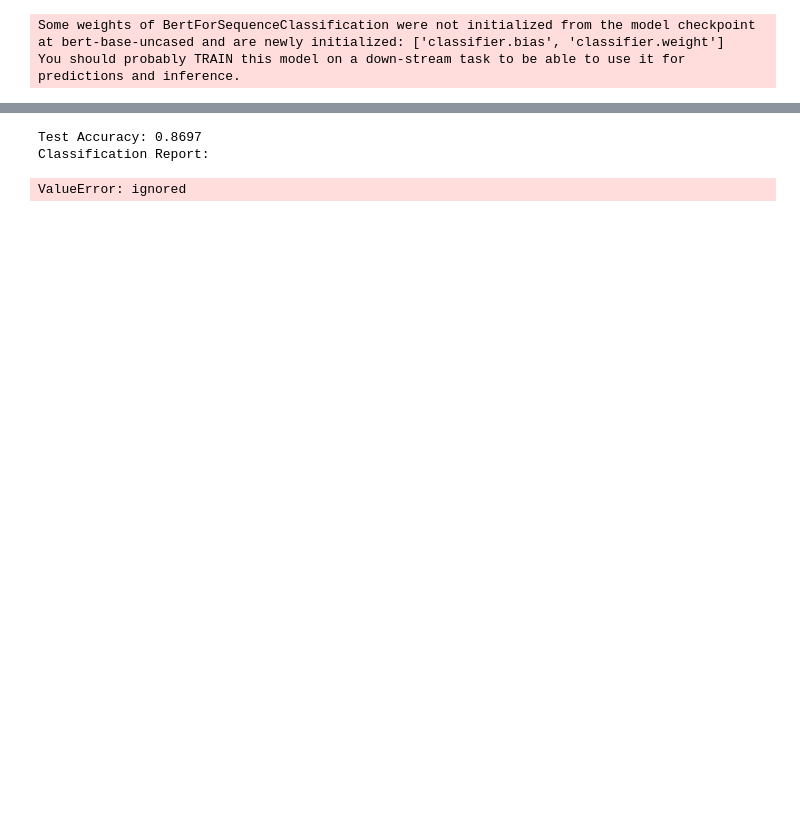
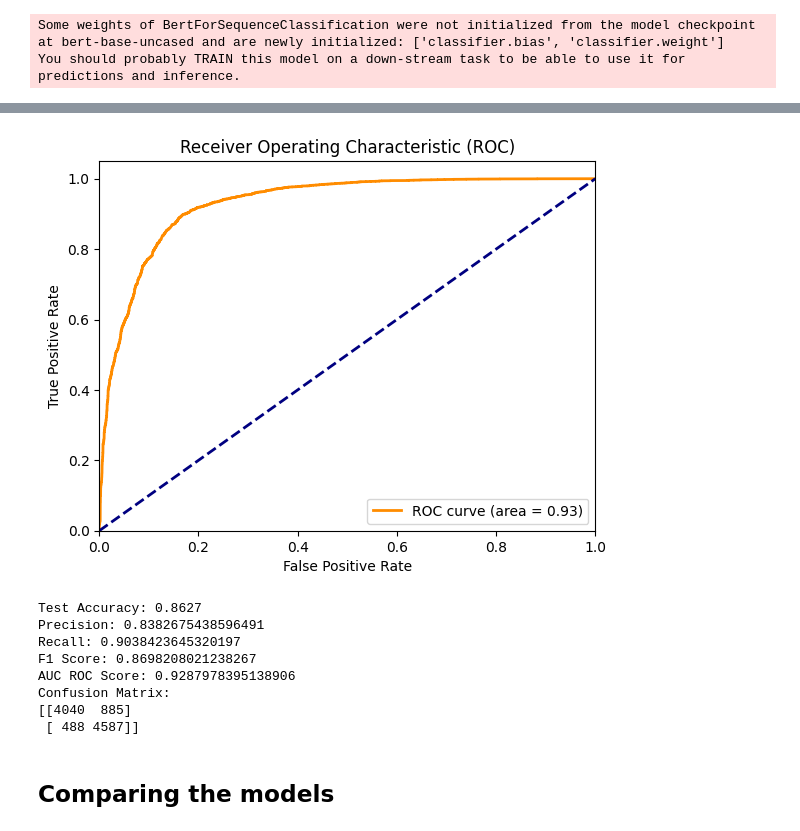
Before and after one commit to Himanshu-Dharma/master-thesis-feature-extraction-and-sentiment-analysis-using-deep-learning, a Jupyter notebook: Thesis_Code.ipynb, the cells around one changed output, grey strips where cells are left out. Cells and saved outputs as stored; diff of their text form; code cells hidden in the pictures; blank space fills up the shorter version.

```diff
--- a/Thesis_Code.ipynb
+++ b/Thesis_Code.ipynb
@@ -2022,64 +2073,69 @@ y_test = df_combined['Target'].to_numpy()
 # %%
 import torch
-from sklearn.metrics import classification_report, roc_auc_score, roc_curve, auc, confusion_matrix
+import pandas as pd
+from transformers import BertTokenizer, BertForSequenceClassification, AdamW
+from torch.utils.data import DataLoader, Dataset
+from sklearn.metrics import accuracy_score, precision_score, recall_score, f1_score, roc_auc_score, roc_curve, auc, confusion_matrix
 import matplotlib.pyplot as plt
+
+# ... (previous code for data preprocessing and loading the model)
 
 # Evaluation loop
 model.eval()
 predictions = []
+true_labels = []
+probs = []
 with torch.no_grad():
-    correct = 0
-    total = 0
     for batch in test_dataloader:
         input_ids = batch['input_ids'].to(device)
         attention_mask = batch['attention_mask'].to(device)
         labels = batch['label'].to(device)
+        true_labels.extend(labels.cpu().numpy())
 
         outputs = model(input_ids, attention_mask=attention_mask)
         _, predicted = torch.max(outputs.logits, dim=1)
         predictions.extend(predicted.cpu().numpy())
 
-        total += labels.size(0)
-        correct += (predicted == labels).sum().item()
+        # Get probabilities for the positive class (class 1)
+        probs.extend(torch.softmax(outputs.logits, dim=1)[:, 1].cpu().numpy())
 
-    accuracy = correct / total
-    print(f'Test Accuracy: {accuracy}')
-
-# Assuming df_combined is your DataFrame and "Target" is the column with true labels
-y_test = df_combined['Target'].to_numpy()
-
-# Convert predictions to numpy array
-y_pred = np.array(predictions)
-
-# Calculate classification report
-print("Classification Report:")
-print(classification_report(y_test, y_pred))
-
-# Calculate ROC-AUC score
-roc_auc = roc_auc_score(y_test, y_pred)
-print(f"ROC-AUC Score: {roc_auc}")
-
-# Calculate ROC curve
-fpr, tpr, _ = roc_curve(y_test, y_pred)
-roc_auc = auc(fpr, tpr)
+# Calculate evaluation metrics
+accuracy = accuracy_score(true_labels, predictions)
+precision = precision_score(true_labels, predictions)
+recall = recall_score(true_labels, predictions)
+f1 = f1_score(true_labels, predictions)
+roc_auc = roc_auc_score(true_labels, probs)
+conf_matrix = confusion_matrix(true_labels, predictions)
 
 # Plot ROC curve
+fpr, tpr, _ = roc_curve(true_labels, probs)
+roc_auc = auc(fpr, tpr)
 plt.figure()
 plt.plot(fpr, tpr, color='darkorange', lw=2, label='ROC curve (area = %0.2f)' % roc_auc)
 plt.plot([0, 1], [0, 1], color='navy', lw=2, linestyle='--')
 plt.xlim([0.0, 1.0])
 plt.ylim([0.0, 1.05])
 plt.xlabel('False Positive Rate')
 plt.ylabel('True Positive Rate')
 plt.title('Receiver Operating Characteristic (ROC)')
-plt.legend(loc="lower right")
+plt.legend(loc='lower right')
 plt.show()
 
-# Calculate confusion matrix
-conf_matrix = confusion_matrix(y_test, y_pred)
-print("Confusion Matrix:")
+# Print evaluation metrics
+print(f'Test Accuracy: {accuracy}')
+print(f'Precision: {precision}')
+print(f'Recall: {recall}')
+print(f'F1 Score: {f1}')
+print(f'AUC ROC Score: {roc_auc}')
+print('Confusion Matrix:')
 print(conf_matrix)
 # %% [output]
+[figure, added]
-Test Accuracy: 0.8697
-Classification Report:
+Test Accuracy: 0.8627
+Precision: 0.8382675438596491
+Recall: 0.9038423645320197
+F1 Score: 0.8698208021238267
+AUC ROC Score: 0.9287978395138906
+Confusion Matrix:
+[[4040  885]
+ [ 488 4587]]
-ValueError: ignored
@@ -2177,0 +2142,2 @@ print(conf_matrix)
+# %% [markdown]
+## Comparing the models
```
Also changed, not shown: parts of 45 cells of this notebook.
